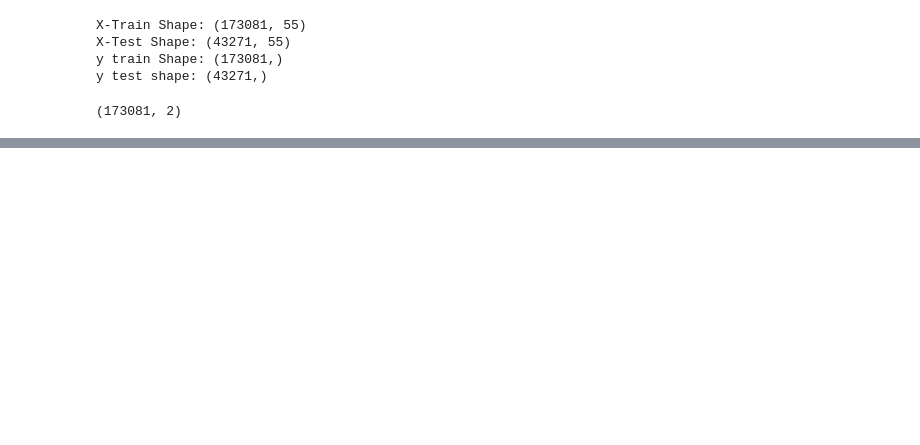
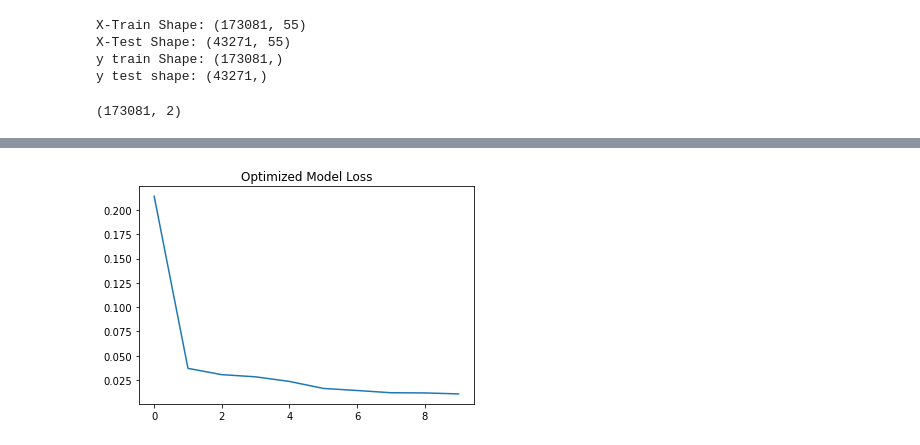
Before and after one commit to bethanie13/CSC-5220-Final-Project, a Jupyter notebook: Boy.ipynb, the cells around one changed output, grey strips where cells are left out. Drawn from its saved outputs; the diff is of its cells as text; code cells hidden in the pictures; blank space fills up the shorter version.

Commit message:
Optimized

```diff
--- a/Boy.ipynb
+++ b/Boy.ipynb
@@ -221,0 +191,7 @@ predictor = KerasClassifier(build_fn=tuned_model, epochs=10, batch_size=100, ver
+# %%
+L = grid_result.best_params_['L']
+N = grid_result.best_params_['N']
+a_h = grid_result.best_params_['a_h']
+a_o = grid_result.best_params_['a_o']
+model = tuned_model(L, N, a_h, a_o)
+history = model.fit(X_train,y_train,epochs=10,batch_size=100)
@@ -221,0 +219,6 @@ predictor = KerasClassifier(build_fn=tuned_model, epochs=10, batch_size=100, ver
+# %%
+plt.plot(history.history['loss'])
+plt.title('Optimized Model Loss')
+plt.show()
+# %% [output]
+[figure, added]
```
Also changed, not shown: parts of 15 cells of this notebook, 1 other file.
